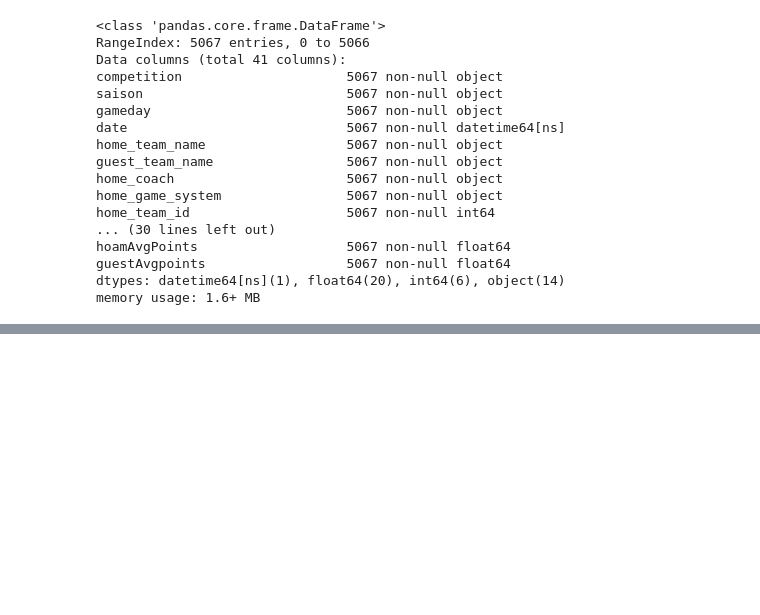
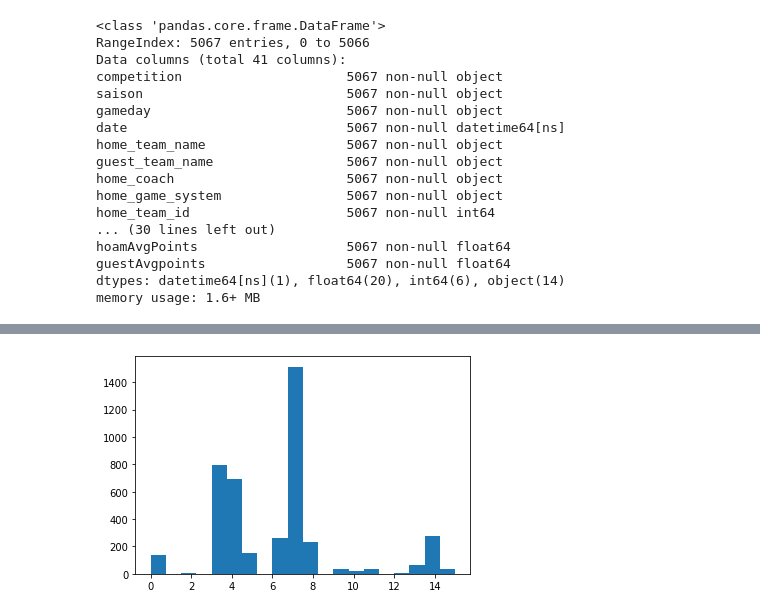
Before and after one commit to thomashon/football-prediction, a Jupyter notebook: scraper/3-preprocessing.ipynb, the cells around one changed output, grey strips where cells are left out. Drawn from its saved outputs; the diff is of its cells as text; code cells hidden in the pictures; blank space fills up the shorter version.

```diff
--- a/scraper/3-preprocessing.ipynb
+++ b/scraper/3-preprocessing.ipynb
@@ -324,0 +326,5 @@ memory usage: 1.6+ MB
+# %%
+plt.hist(df_final.home_team_break[df_final.home_team_break < 16], bins=20)
+plt.show()
+# %% [output]
+[figure, added]
```
Also changed, not shown: parts of 20 cells of this notebook, 2 other files.
